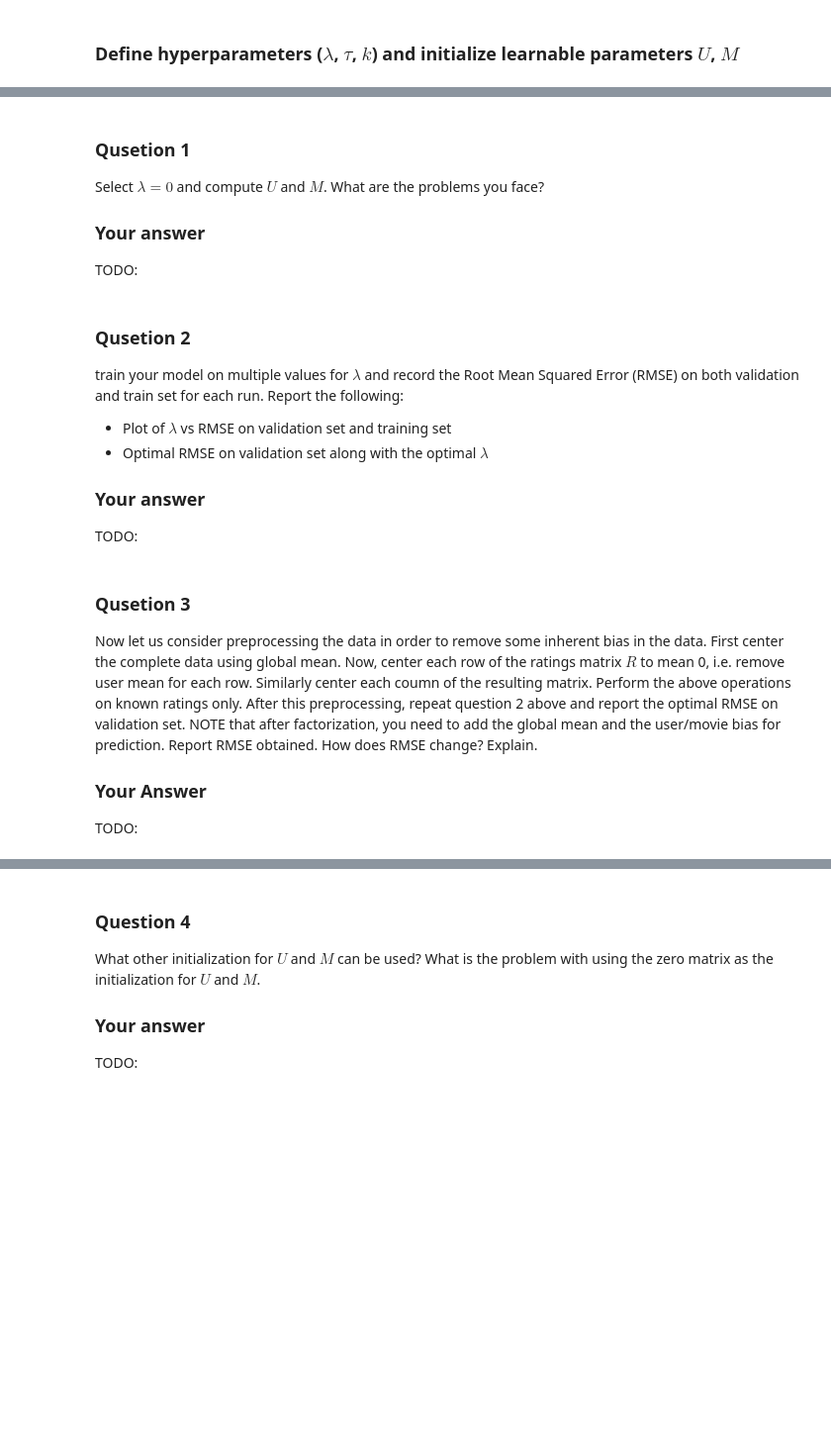
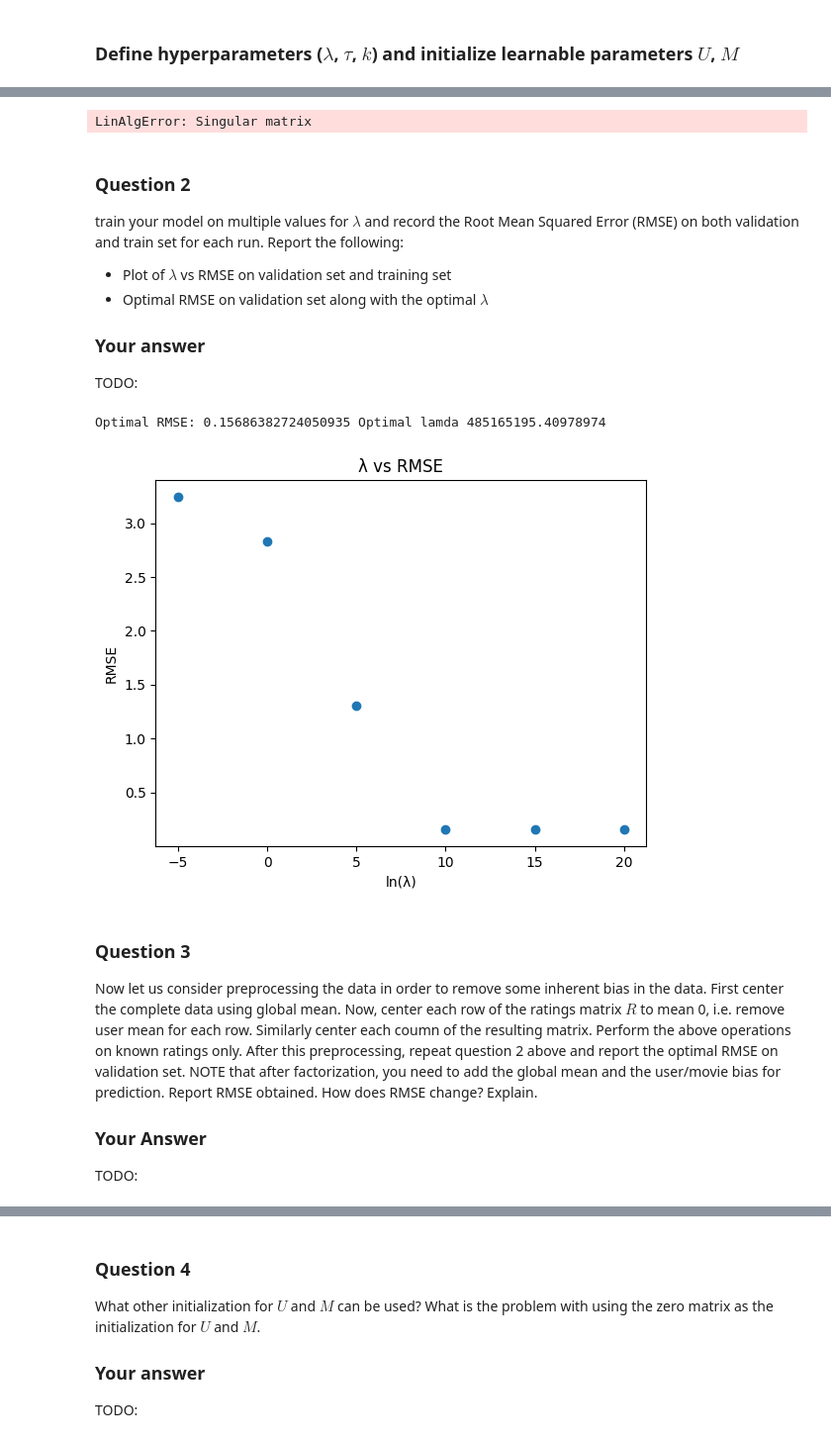
Before and after one commit to sidharthNair/machine-learning, a Jupyter notebook: HW1/hw1.ipynb, the cells around one changed output, grey strips where cells are left out. Shown at 99% size. Cells and saved outputs as stored; diff of their text form; code cells hidden in the pictures; blank space fills up the shorter version.

```diff
--- a/HW1/hw1.ipynb
+++ b/HW1/hw1.ipynb
@@ -119,7 +147,11 @@ def train(U, M, R, lamda, tau):
         U: A numpy array of shape (k, N) containing the trained user matrix.
         M: A numpy array of shape (k, M) containing the trained movie matrix.
     """
-    raise NotImplementedError # Remove this line when you implement this function
+    for i in range(tau):
+        update_U(U, M, R, lamda)
+        update_M(U, M, R, lamda)
+
+    return U, M
 # %% [markdown]
 ### Your code for evaluation
 # %%
@@ -133,8 +165,16 @@ def evaluate(pred_R, true_R):
     Returns:
         rmse: The RMSE of the predicted ratings matrix.
     """
-    raise NotImplementedError # Remove this line when you implement this function
+    return np.sqrt(np.mean((pred_R-true_R)**2))
 # %% [markdown]
 ## Execute your code and answer HW questions
 # %% [markdown]
 ### Define hyperparameters ($\lambda$, $\tau$, $k$) and initialize learnable parameters $U$, $M$
+# %%
+# Your code here
+lamda = 0
+tau = 30
+k = 10
+
+U = np.random.rand(k, trn_R.shape[0])
+M = np.random.rand(k, trn_R.shape[1])
@@ -141,7 +186,6 @@ def evaluate(pred_R, true_R):
 # %%
 # Your code here
+lamda = 0
+train(U, M, trn_R, lamda, tau)
+# %% [output]
+LinAlgError: Singular matrix
-# %% [markdown]
-### **Qusetion 1**
-Select $λ = 0$ and compute $U$ and $M$. What are the problems you face?
-### **Your answer**
-TODO:
@@ -150,5 +192,5 @@ TODO:
 # %% [markdown]
-### **Qusetion 2**
+### **Question 2**
 train your model on multiple values for $\lambda$ and record the Root Mean Squared Error (RMSE) on both validation and train set for each run. Report the following:
 - Plot of $\lambda$ vs RMSE on validation set and training set
 - Optimal RMSE on validation set along with the optimal $\lambda$
@@ -160,5 +200,31 @@ TODO:
+# %%
+# Your code here
+lamda_exps = [x for x in range(-5, 25, 5)]
+errors = []
+optimal_lamda = None
+optimal_rmse = None
+for lamda_exp in lamda_exps:
+    lamda = np.e ** lamda_exp
+    trained_U, trained_M = train(U, M, trn_R, lamda, tau)
+    pred_R = np.matmul(trained_U.transpose(), trained_M)
+    rmse = evaluate(pred_R, val_R)
+    errors.append(rmse)
+    if optimal_rmse is None or rmse < optimal_rmse:
+        optimal_rmse = rmse
+        optimal_lamda = lamda
+print("Optimal RMSE:", optimal_rmse, "Optimal lamda", lamda)
+
+plt.scatter(lamda_exps, errors)
+plt.title("λ vs RMSE")
+plt.xlabel("ln(λ)")
+plt.ylabel("RMSE")
+plt.xticks(lamda_exps)
+plt.show()
+# %% [output]
+Optimal RMSE: 0.15686382724050935 Optimal lamda 485165195.40978974
+[figure, added]
 # %% [markdown]
-### **Qusetion 3**
+### **Question 3**
 Now let us consider preprocessing the data in order to remove some inherent bias in the data. First center the complete data using global mean. Now, center each row of the ratings matrix $R$ to mean 0, i.e. remove user mean for each row. Similarly center each coumn of the resulting matrix. Perform the above operations on known ratings only. After this preprocessing, repeat question 2 above and report the optimal RMSE on validation set. NOTE that after factorization, you need to add the global mean and the user/movie bias for prediction. Report RMSE obtained. How does RMSE change? Explain.
 ### **Your Answer**
 TODO:
```
Also changed, not shown: parts of 11 cells of this notebook.
